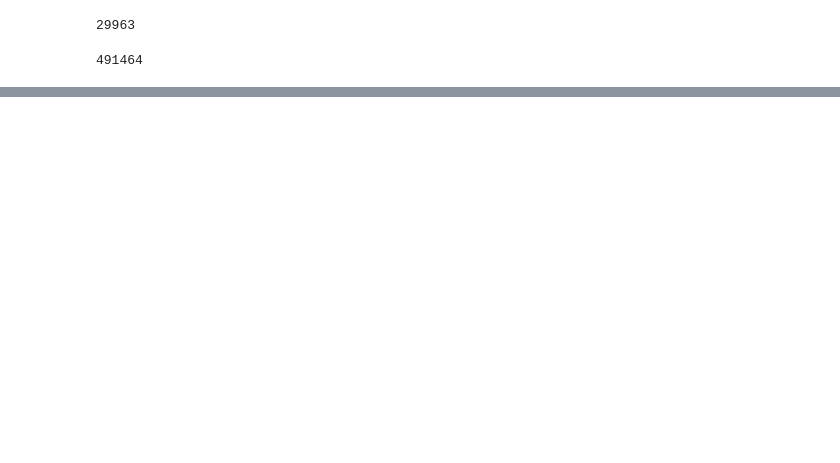
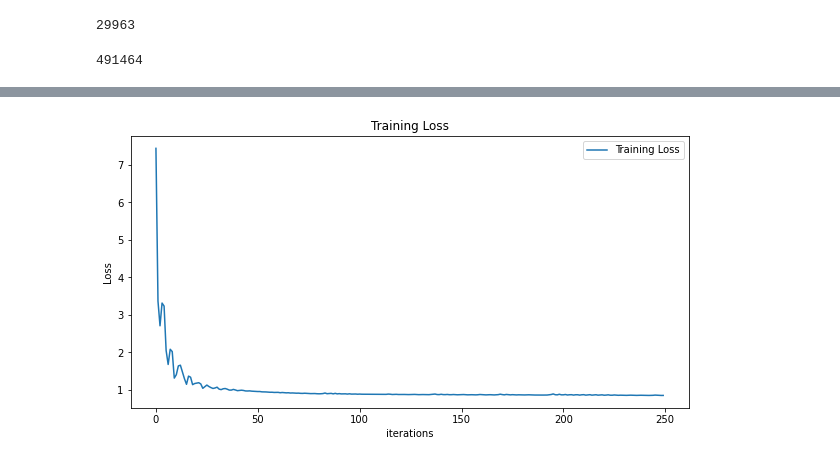
Before and after one commit to OktarianTB/predicting-business-popularity, a Jupyter notebook: gnn/restaurants_gnn.ipynb, the cells around one changed output, grey strips where cells are left out. Drawn from its saved outputs; the diff is of its cells as text; code cells hidden in the pictures; blank space fills up the shorter version.

```diff
--- a/gnn/restaurants_gnn.ipynb
+++ b/gnn/restaurants_gnn.ipynb
@@ -29,5 +30,9 @@ Mounted at /content/drive
 # Read NetworkX graph of restaurants
 # No features: restaurants_no_features.gpickle
 # Basic features: restaurants_basic_features.gpickle
+# With node degree: restaurants_node_degree.gpickle
+# With categories (top 20) and node degree + attributes: restaurants_with_categories.gpickle
+# With categories (top 50) and node degree + attributes: restaurants_with_categories50.gpickle"
+# With categories (top 50) + node degree + attributes + clustering coeffs: restaurants_with_cluster.gpickle
 
-G = nx.read_gpickle("./drive/MyDrive/Colab Notebooks/restaurants_node_degree.gpickle")
+G = nx.read_gpickle("./drive/MyDrive/Colab Notebooks/restaurants_with_cluster.gpickle")
@@ -82,6 +98,8 @@ def train(train_loader, val_loader, test_loader, args, num_node_features, num_cl
     model = GNN(num_node_features, args['hidden_size'], num_classes, args).to(device)
     print(model)
     optimizer = optim.Adam(model.parameters(), lr=args['lr'], weight_decay=5e-4)
+    losses = []
+    accuracies = []
 
     for epoch in range(args['epochs']):
         total_loss = 0
@@ -99,7 +117,14 @@ def train(train_loader, val_loader, test_loader, args, num_node_features, num_cl
         train_acc = round(test(train_loader, model, device), 4)
         val_acc = round(test(val_loader, model, device), 4)
         test_acc = round(test(test_loader, model, device), 4)
-        print(f"Epoch {epoch + 1}: Train: {train_acc}, Validation: {val_acc}. Test: {test_acc}, Loss: {round(total_loss, 4)}")
+
+        if epoch % 5 == 0:
+          print(f"Epoch {epoch + 1}: Train: {train_acc}, Validation: {val_acc}. Test: {test_acc}, Loss: {round(total_loss, 4)}")
+
+        losses.append(round(total_loss, 4))
+        accuracies.append(test_acc)
+
+    return (model, losses, accuracies)
 
 def test(loader, model, device='cuda'):
     model.eval()
@@ -117,7 +142,7 @@ args = {
     "hidden_size" : 128,
     "epochs" : 250,
     "lr" : 0.01,
-    "num_layers": 3,
+    "num_layers": 2,
     "model": "GraphSage" # [GraphSage, GAT, GCN]
 }
 
@@ -126,13 +151,13 @@ dataset = GraphDataset(graphs=[H], task='node')
 
 dataset_train, dataset_val, dataset_test = dataset.split(transductive=True, split_ratio=[0.8, 0.1, 0.1])
 
-train_loader = DataLoader(dataset_train, collate_fn=Batch.collate(), batch_size=10)
-val_loader = DataLoader(dataset_val, collate_fn=Batch.collate(), batch_size=10)
-test_loader = DataLoader(dataset_test, collate_fn=Batch.collate(), batch_size=10)
+train_loader = DataLoader(dataset_train, collate_fn=Batch.collate(), batch_size=16)
+val_loader = DataLoader(dataset_val, collate_fn=Batch.collate(), batch_size=16)
+test_loader = DataLoader(dataset_test, collate_fn=Batch.collate(), batch_size=16)
 
 num_node_features = dataset_train.num_node_features
 num_classes = dataset_train.num_node_labels
 print(f"There are {num_node_features} features and {num_classes} labels.")
 
-train(train_loader, val_loader, test_loader, args, num_node_features, num_classes, args["device"])
+model, losses, accuracies = train(train_loader, val_loader, test_loader, args, num_node_features, num_classes, args["device"])
 # %% [output]
@@ -155,0 +181,10 @@ Epoch 250: Train: 0.5483, Validation: 0.5367. Test: 0.5309, Loss: 0.9209
+# %%
+plt.figure(figsize=(10,5))
+plt.title("Training Loss")
+plt.plot(losses,label="Training Loss")
+plt.xlabel("iterations")
+plt.ylabel("Loss")
+plt.legend()
+plt.show()
+# %% [output]
+[figure, added]
```
Also changed, not shown: parts of 7 cells of this notebook, 4 other files.
